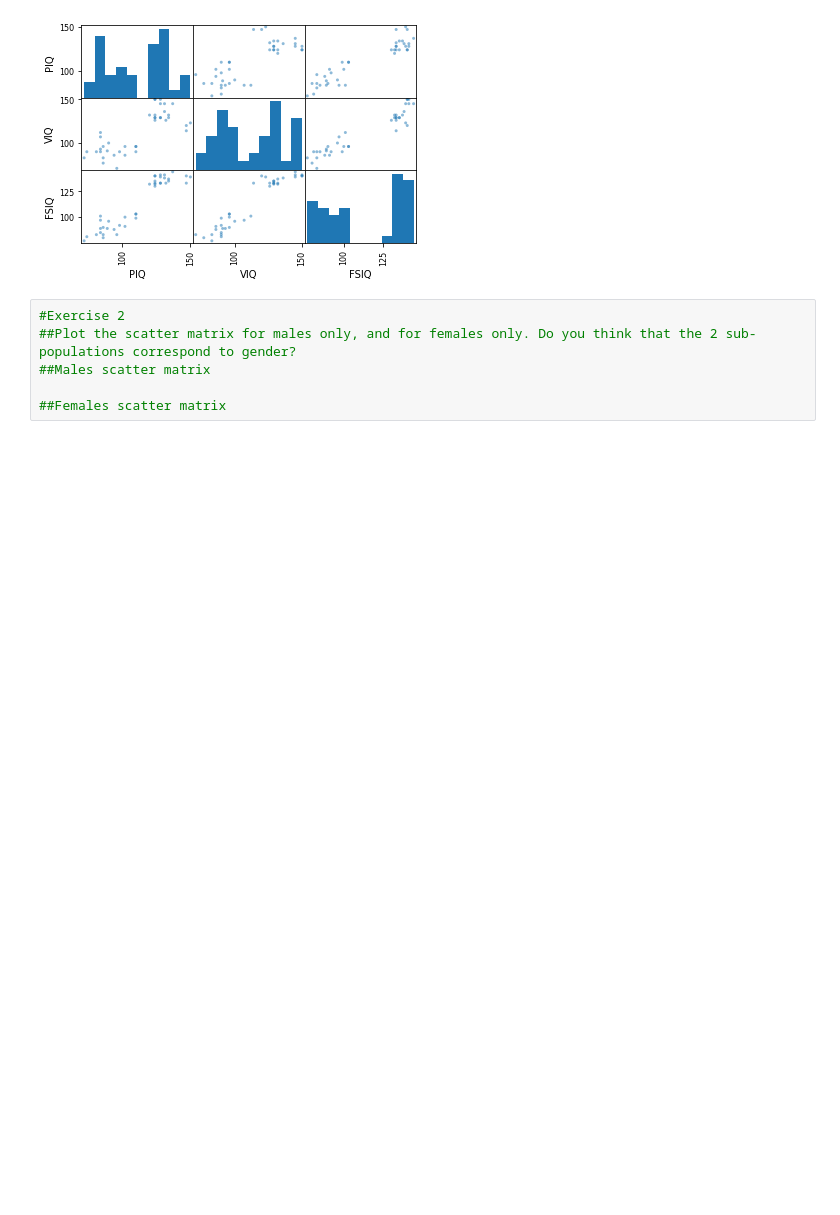
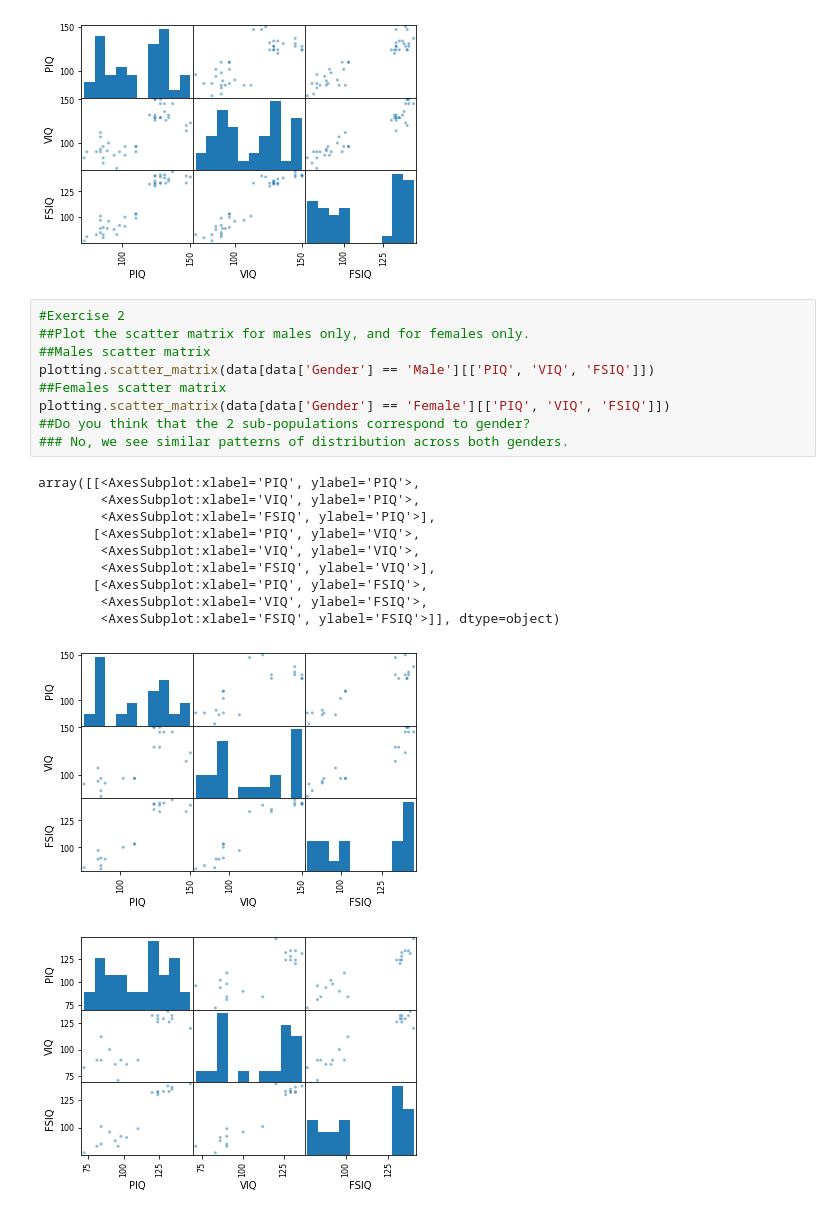
Before and after one commit to smith15630/python_stats_exercise, a Jupyter notebook: stats_homework.ipynb, the cells around one changed output. Saved outputs shown, nothing was run; the diff lists cells and outputs as text; blank space fills up the shorter version.

```diff
--- a/stats_homework.ipynb
+++ b/stats_homework.ipynb
@@ -56,7 +68,22 @@ array([[<AxesSubplot:xlabel='PIQ', ylabel='PIQ'>,
 [figure]
 # %%
 #Exercise 2
-##Plot the scatter matrix for males only, and for females only. Do you think that the 2 sub-populations correspond to gender?
+##Plot the scatter matrix for males only, and for females only.
 ##Males scatter matrix
-
+plotting.scatter_matrix(data[data['Gender'] == 'Male'][['PIQ', 'VIQ', 'FSIQ']])
 ##Females scatter matrix
+plotting.scatter_matrix(data[data['Gender'] == 'Female'][['PIQ', 'VIQ', 'FSIQ']])
+##Do you think that the 2 sub-populations correspond to gender?
+### No, we see similar patterns of distribution across both genders.
+# %% [output]
+array([[<AxesSubplot:xlabel='PIQ', ylabel='PIQ'>,
+        <AxesSubplot:xlabel='VIQ', ylabel='PIQ'>,
+        <AxesSubplot:xlabel='FSIQ', ylabel='PIQ'>],
+       [<AxesSubplot:xlabel='PIQ', ylabel='VIQ'>,
+        <AxesSubplot:xlabel='VIQ', ylabel='VIQ'>,
+        <AxesSubplot:xlabel='FSIQ', ylabel='VIQ'>],
+       [<AxesSubplot:xlabel='PIQ', ylabel='FSIQ'>,
+        <AxesSubplot:xlabel='VIQ', ylabel='FSIQ'>,
+        <AxesSubplot:xlabel='FSIQ', ylabel='FSIQ'>]], dtype=object)
+[figure, added]
+[figure, added]
```
Also changed, not shown: parts of 4 cells of this notebook.
